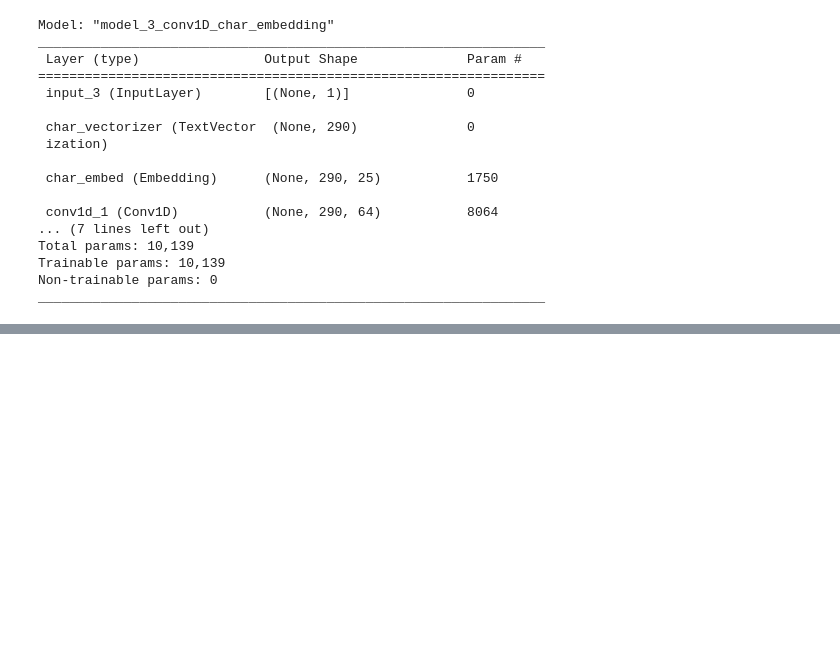
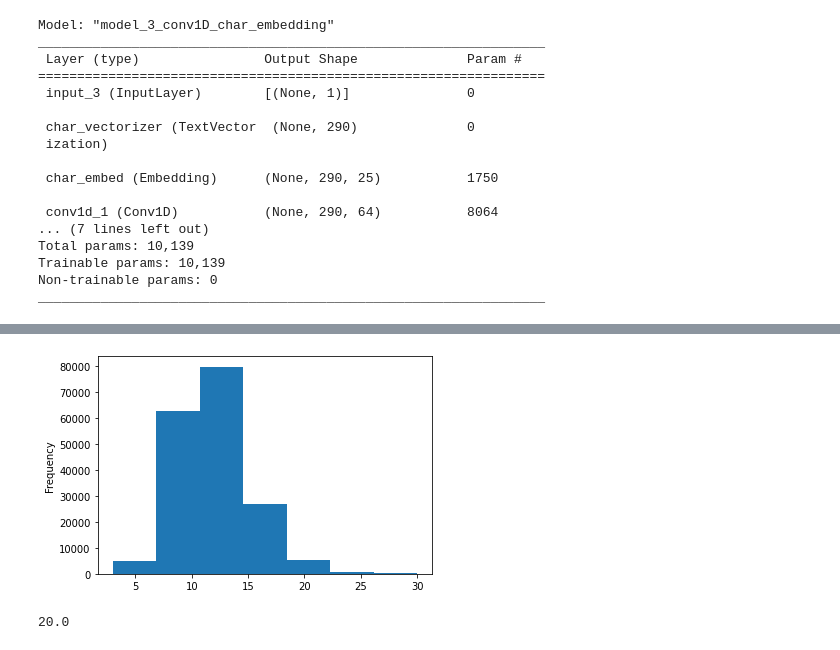
Before and after one commit to AmirGhnbr/PubMed_200k_RCT, a Jupyter notebook: PubMed_200k_RCT.ipynb, the cells around one changed output, grey strips where cells are left out. Drawn from its saved outputs; the diff is of its cells as text; code cells hidden in the pictures; blank space fills up the shorter version.

```diff
--- a/PubMed_200k_RCT.ipynb
+++ b/PubMed_200k_RCT.ipynb
@@ -824,0 +860,8 @@ model_3_results
+# %%
+train_df["total_lines"].plot.hist(bins=7);
+# %% [output]
+[figure, added]
+# %%
+np.percentile(train_df["total_lines"],98)
+# %% [output]
+20.0
```
Also changed, not shown: parts of 38 cells of this notebook.
